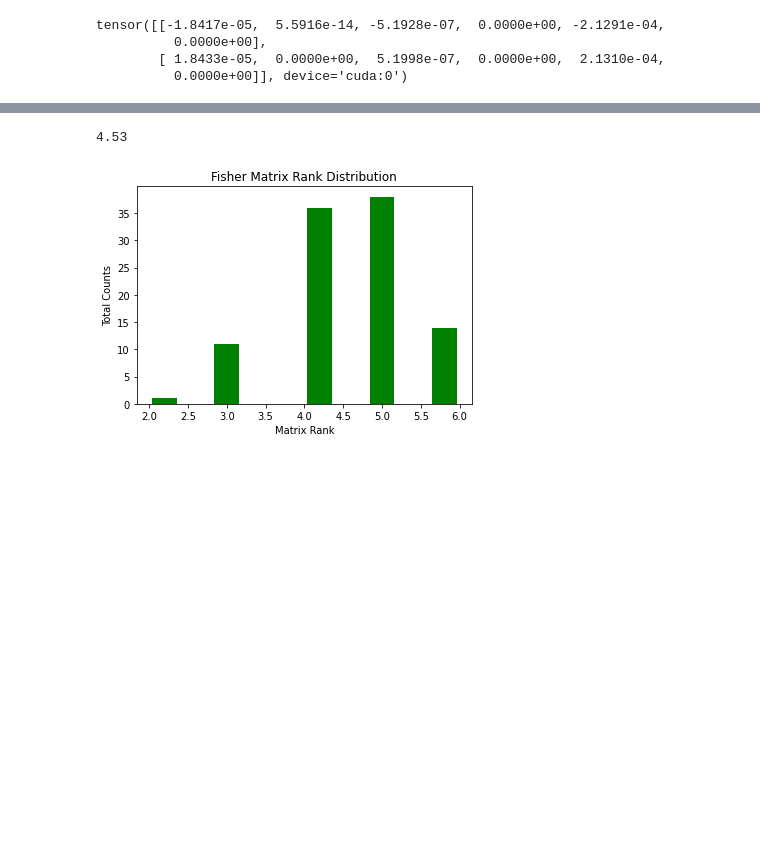
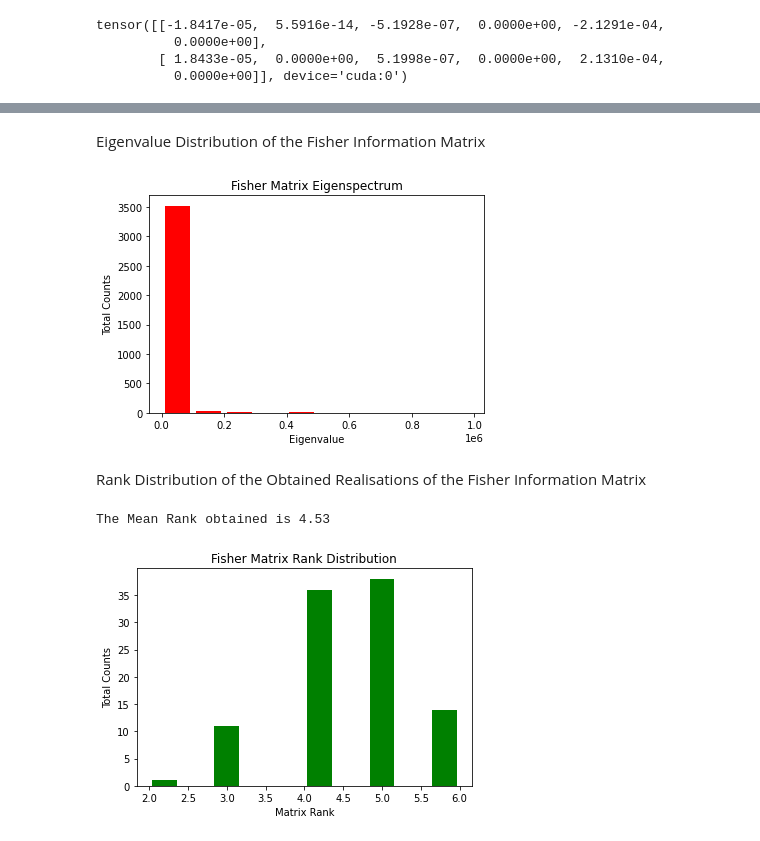
Before and after one commit to milpan/EquivariantSelfAttention, a Jupyter notebook: fisher_example.ipynb, the cells around one changed output, grey strips where cells are left out. Cells and saved outputs as stored; diff of their text form; code cells hidden in the pictures; blank space fills up the shorter version.

```diff
--- a/fisher_example.ipynb
+++ b/fisher_example.ipynb
@@ -323,3 +295,22 @@ for i in tqdm(range(Number_of_FisherIts)):
+# %% [markdown]
+Eigenvalue Distribution of the Fisher Information Matrix
+# %%
+#Calculate Positive Eigenvalues
+for i in realisations_torch:
+    i = i.cpu()
+    EV = np.append(EV,torch.eig(i, eigenvectors=False,  out=None)[0][:,0].detach().numpy())
+#Plot Them
+plt.subplot(111)
+nbins = 10
+plt.hist(EV, bins=nbins, rwidth=0.8, color='r')
+plt.ylabel("Total Counts")
+plt.xlabel("Eigenvalue")
+plt.title("Fisher Matrix Eigenspectrum")
+plt.show()
+# %% [output]
+[figure, added]
+# %% [markdown]
+Rank Distribution of the Obtained Realisations of the Fisher Information Matrix
 # %%
 plt.subplot(111)
 nbins = 10
@@ -327,9 +318,10 @@ plt.hist(Rank, bins=nbins, rwidth=0.8, color='g')
 plt.ylabel("Total Counts")
 plt.xlabel("Matrix Rank")
 plt.title("Fisher Matrix Rank Distribution")
-print(np.mean(Rank))
+MeanRank = np.mean(Rank)
+print(f"The Mean Rank obtained is {MeanRank} \n")
 plt.savefig('VanillaRank.png')
 plt.show()
 # %% [output]
-4.53
+The Mean Rank obtained is 4.53
 [figure]
```
Also changed, not shown: parts of 10 cells of this notebook, 2 other files.
